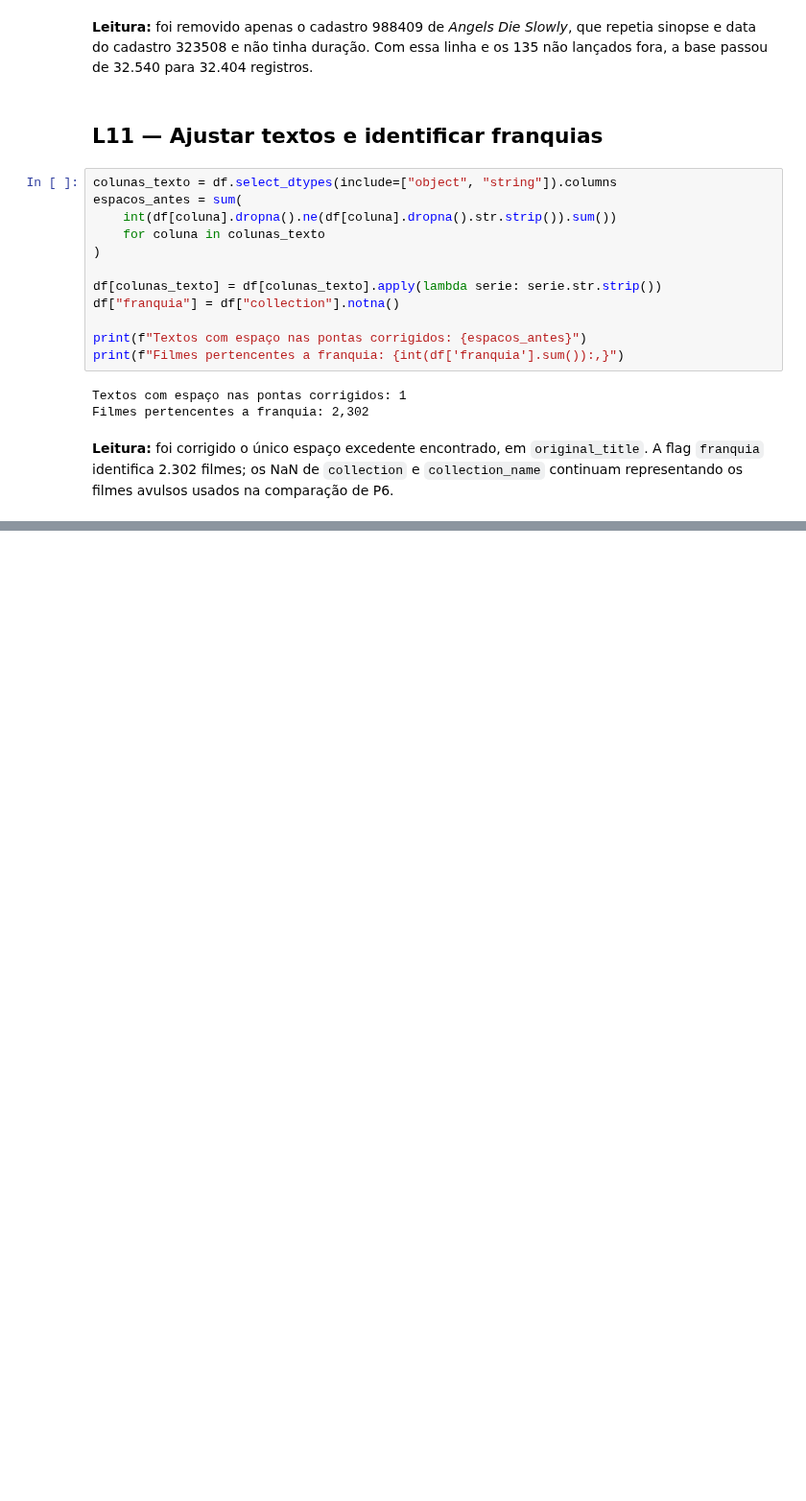
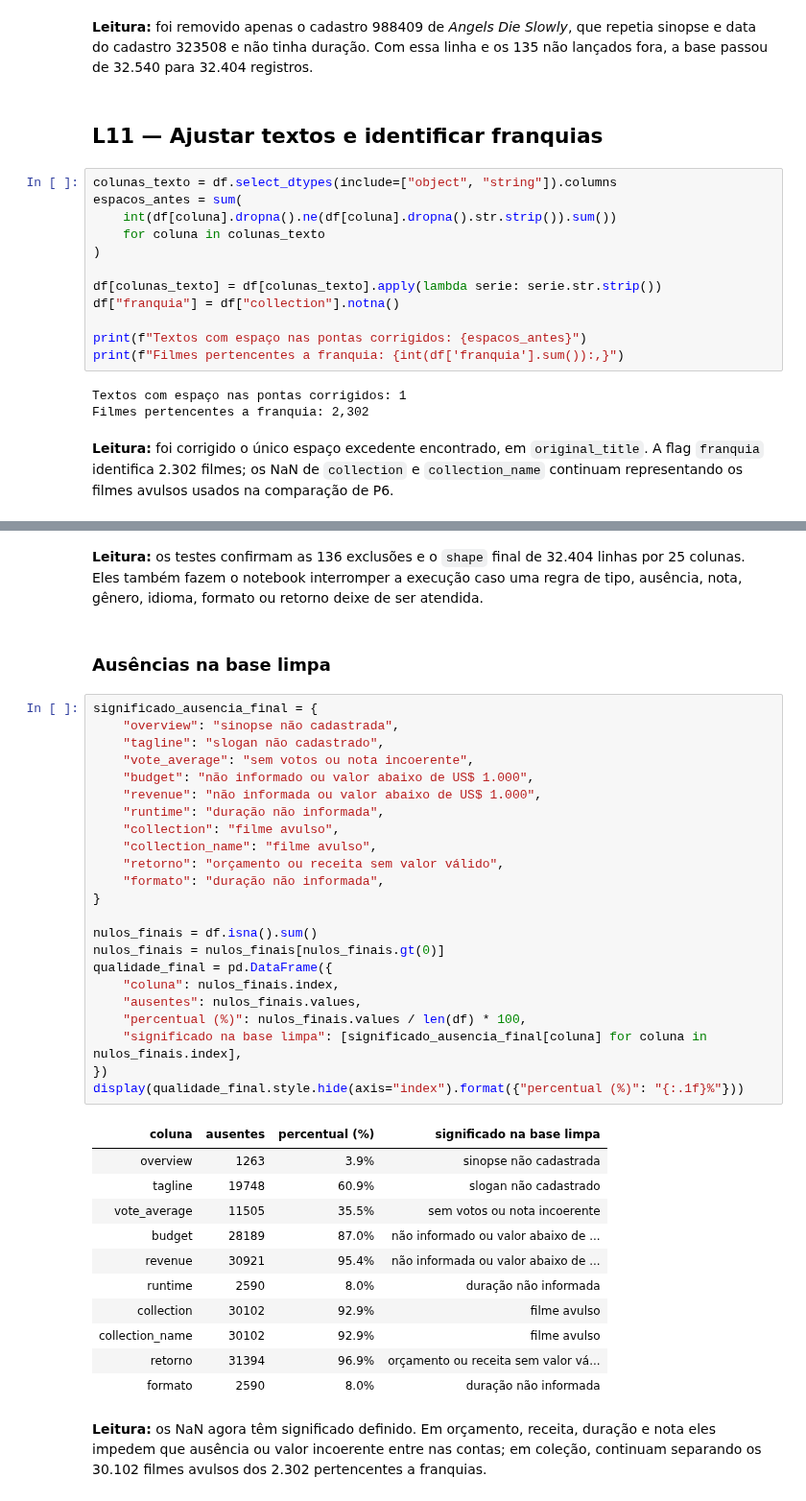
Before and after one commit to Mateuscruz19/HorrorMoviesData, a Jupyter notebook: HorrorMovieAnalysis.ipynb, the cells around one changed output, grey strips where cells are left out. Shown at 96% size. Drawn from its saved outputs; the diff is of its cells as text; blank space fills up the shorter version.

```diff
--- a/HorrorMovieAnalysis.ipynb
+++ b/HorrorMovieAnalysis.ipynb
@@ -1032,0 +1132,41 @@ Filmes pertencentes a franquia: 2,302
+# %% [markdown]
+**Leitura:** os testes confirmam as 136 exclusões e o `shape` final de 32.404 linhas por 25 colunas. Eles também fazem o notebook interromper a execução caso uma regra de tipo, ausência, nota, gênero, idioma, formato ou retorno deixe de ser atendida.
+# %% [markdown]
+### Ausências na base limpa
+# %%
+significado_ausencia_final = {
+    "overview": "sinopse não cadastrada",
+    "tagline": "slogan não cadastrado",
+    "vote_average": "sem votos ou nota incoerente",
+    "budget": "não informado ou valor abaixo de US$ 1.000",
+    "revenue": "não informada ou valor abaixo de US$ 1.000",
+    "runtime": "duração não informada",
+    "collection": "filme avulso",
+    "collection_name": "filme avulso",
+    "retorno": "orçamento ou receita sem valor válido",
+    "formato": "duração não informada",
+}
+
+nulos_finais = df.isna().sum()
+nulos_finais = nulos_finais[nulos_finais.gt(0)]
+qualidade_final = pd.DataFrame({
+    "coluna": nulos_finais.index,
+    "ausentes": nulos_finais.values,
+    "percentual (%)": nulos_finais.values / len(df) * 100,
+    "significado na base limpa": [significado_ausencia_final[coluna] for coluna in nulos_finais.index],
+})
+display(qualidade_final.style.hide(axis="index").format({"percentual (%)": "{:.1f}%"}))
+# %% [output]
+| coluna | ausentes | percentual (%) | significado na base limpa |
+| overview | 1263 | 3.9% | sinopse não cadastrada |
+| tagline | 19748 | 60.9% | slogan não cadastrado |
+| vote_average | 11505 | 35.5% | sem votos ou nota incoerente |
+| budget | 28189 | 87.0% | não informado ou valor abaixo de ... |
+| revenue | 30921 | 95.4% | não informada ou valor abaixo de ... |
+| runtime | 2590 | 8.0% | duração não informada |
+| collection | 30102 | 92.9% | filme avulso |
+| collection_name | 30102 | 92.9% | filme avulso |
+| retorno | 31394 | 96.9% | orçamento ou receita sem valor vá... |
+| formato | 2590 | 8.0% | duração não informada |
+# %% [markdown]
+**Leitura:** os NaN agora têm significado definido. Em orçamento, receita, duração e nota eles impedem que ausência ou valor incoerente entre nas contas; em coleção, continuam separando os 30.102 filmes avulsos dos 2.302 pertencentes a franquias.
```
Also changed, not shown: parts of 5 cells of this notebook.
